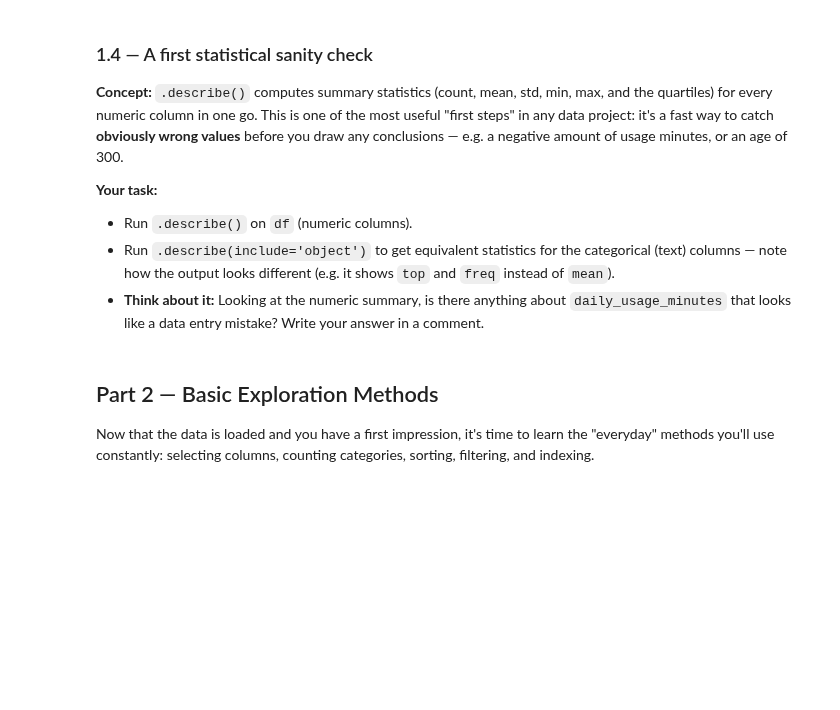
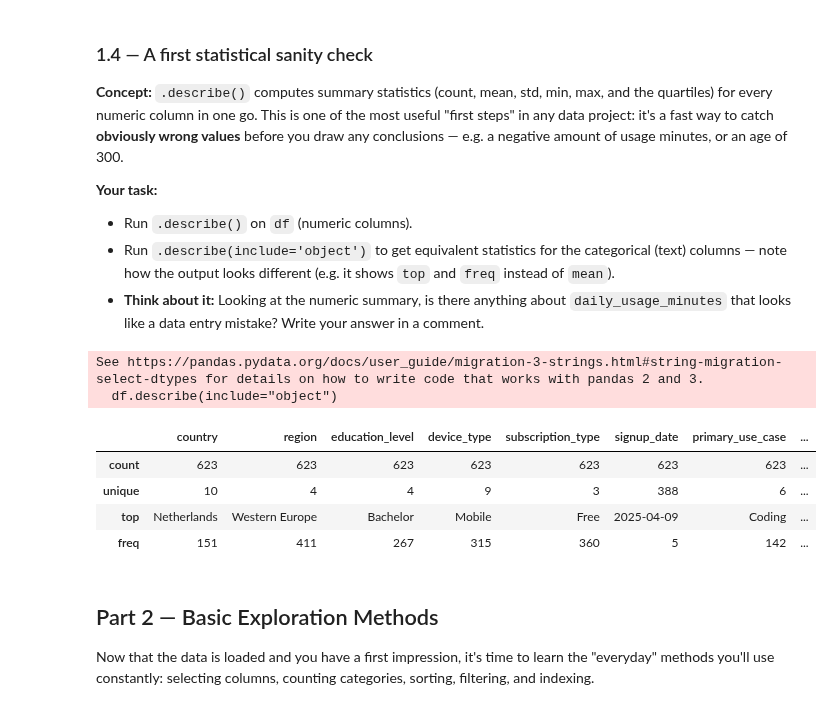
Before and after one commit to JorisHeemskerk/HCAI_Pythonondersteuning_2627, a Jupyter notebook: sessie_2_22-09/pandas_assignment.ipynb, the cells around one changed output. Drawn from its saved outputs; the diff is of its cells as text; code cells hidden in the pictures; blank space fills up the shorter version.

```diff
--- a/sessie_2_22-09/pandas_assignment.ipynb
+++ b/sessie_2_22-09/pandas_assignment.ipynb
@@ -127,13 +151,21 @@ conclusions — e.g. a negative amount of usage minutes, or an age of 300.
   `daily_usage_minutes` that looks like a data entry mistake? Write your answer in a comment.
 # %%
 # TODO: describe the numeric columns
-...
+df.describe()
 
 # TODO: describe the categorical (object) columns
-...
+df.describe(include="object")
 
 # Think about it: does daily_usage_minutes contain a value that looks like a mistake?
 # your answer: ...
+# %% [output]
+See https://pandas.pydata.org/docs/user_guide/migration-3-strings.html#string-migration-select-dtypes for details on how to write code that works with pandas 2 and 3.
+  df.describe(include="object")
+|  | country | region | education_level | device_type | subscription_type | signup_date | primary_use_case | ... |
+| count | 623 | 623 | 623 | 623 | 623 | 623 | 623 | ... |
+| unique | 10 | 4 | 4 | 9 | 3 | 388 | 6 | ... |
+| top | Netherlands | Western Europe | Bachelor | Mobile | Free | 2025-04-09 | Coding | ... |
+| freq | 151 | 411 | 267 | 315 | 360 | 5 | 142 | ... |
 # %% [markdown]
 ## Part 2 — Basic Exploration Methods
 
```
Also changed, not shown: parts of 7 cells of this notebook.
